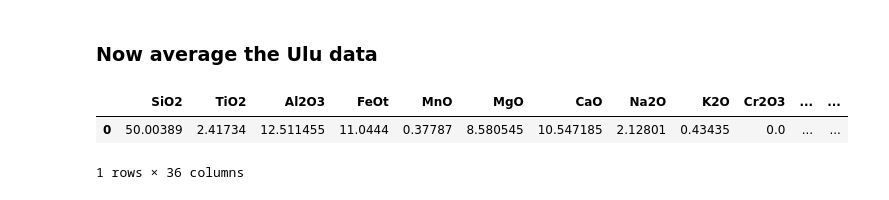
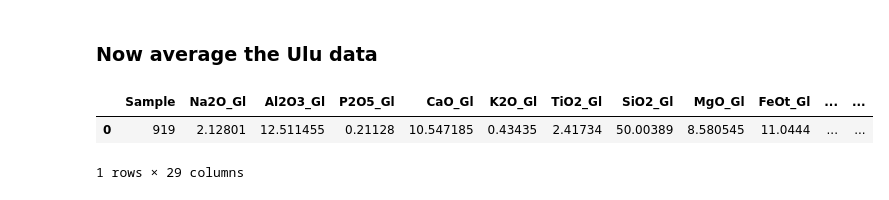
Before and after one commit to cljdevitre/PrePostCalderaKil_2025, a Jupyter notebook: Version_on_pcloud/Data_processing_notebooks/Data_processing_SWRZ/SWRZ_Merge_Raman+SEM.ipynb, the cells around one changed output. Cells and saved outputs as stored; diff of their text form; code cells hidden in the pictures.

```diff
--- a/Version_on_pcloud/Data_processing_notebooks/Data_processing_SWRZ/SWRZ_Merge_Raman+mineralEDS.ipynb
+++ b/Version_on_pcloud/Data_processing_notebooks/Data_processing_SWRZ/SWRZ_Merge_Raman+SEM.ipynb
@@ -206,0 +170,11 @@ Ulu_919.head()
+# %%
+Ulu_all=pd.read_excel(MasterFolder+slash+"Data"+slash+"Data_SWRZ"+slash+"1974_olivine_glass_data"+slash+'UluData.xlsx',
+                         sheet_name='Matrix Glass').dropna(axis=0,how='all')
+Ulu_all['Eruption']=Ulu_all['Eruption'].astype('str')
+Ulu_919=Ulu_all[Ulu_all['Eruption'].str.contains('919')]\
+
+Ulu_919_filt=Ulu_919.loc[:,(~Ulu_919.columns.str.contains('ppm|corrected|Duration|Spot|Batch'))]
+Ulu_919_filt.columns = Ulu_919_filt.columns.str.replace('_Liq', '')
+Ulu_919_filt=Ulu_919_filt.rename(columns={'Eruption':'Sample','Glass Fragment ID':'Sample Name','Total':'Total_wt%','Mg Number':'Mg#'})
+Ulu_919_filt['Sample'] = Ulu_919_filt['Sample'].astype(str).str.split('.').str[0]
+Ulu_919_filt
@@ -207,47 +193,53 @@ Ulu_919.head()
 # %% [markdown]
 ### Now average the Ulu data
 # %%
-grouped = Ulu_919.groupby('Sample_ID')
+grouped = Ulu_919_filt.groupby('Sample')
+
 
 # Separate numeric and non-numeric columns
-numeric_cols = Ulu_919.select_dtypes(include='number')
-non_numeric_cols = Ulu_919.select_dtypes(exclude='number')
+numeric_cols = Ulu_919_filt.select_dtypes(include='number')
+non_numeric_cols = Ulu_919_filt.select_dtypes(exclude='number')
 
 # Aggregate numeric columns by mean and standard deviation
 numeric_Ulu_Glass_averaged_mean = grouped[numeric_cols.columns].mean()
 numeric_Ulu_Glass_averaged_std = grouped[numeric_cols.columns].std()
 
 # Take the first instance for non-numeric columns
 non_numeric_Ulu_Glass_averaged = grouped[non_numeric_cols.columns].first()
 
 # Concatenate Ulu_Glass_averageds and reindex columns to the original order
 Ulu_Glass_averaged = pd.concat([numeric_Ulu_Glass_averaged_mean, non_numeric_Ulu_Glass_averaged], axis=1)
-Ulu_Glass_averaged = Ulu_Glass_averaged.reindex(columns=Ulu_919.columns)
+Ulu_Glass_averaged = Ulu_Glass_averaged.reindex(columns=Ulu_919_filt.columns)
 
 # Add standard deviation columns after reindexing
 Ulu_Glass_averaged = pd.concat([Ulu_Glass_averaged, numeric_Ulu_Glass_averaged_std.add_suffix('_STD')], axis=1)
 
 # Reset index to get a DataFrame
 Ulu_Glass_averaged = Ulu_Glass_averaged.reset_index(drop=True)
 
 row_counts = grouped.size().reset_index(name='row_count')
 
 # Add a new column "averaged?" based on the row count
 row_counts['averaged?'] = 'No'
 row_counts.loc[row_counts['row_count'] > 1, 'averaged?'] = 'Yes'
 
 # Merge the row counts back to the aggregated DataFrame
-Ulu_Glass_averaged = pd.merge(Ulu_Glass_averaged, row_counts[['Sample_ID', 'averaged?']], on='Sample_ID', how='left')
+Ulu_Glass_averaged = pd.merge(Ulu_Glass_averaged, row_counts[['Sample', 'averaged?']], on='Sample', how='left')
 
 # If there are missing values (groups with a single row), fill them with 'No'
 Ulu_Glass_averaged['averaged?'] = Ulu_Glass_averaged['averaged?'].fillna('No')
 
 #exclude a weird null average spectrum
 # Ulu_Glass_averaged=Ulu_Glass_averaged[~(Ulu_Glass_averaged['filename'].str.contains("186-9-118-A"))]
-Ulu_Glass_averaged.to_excel(compilation_folder+'/'+"SWRZ_UluGlass_averaged.xlsx")
+Ulu_Glass_averaged=Ulu_Glass_averaged.drop(columns={'Sample Name'})
 
-Ulu_Glass_averaged
+Ulu_Glass_averaged_renamed = Ulu_Glass_averaged.rename(columns=lambda x: x + '_Gl' if x != 'Sample' else 'Sample')
+
+Ulu_Glass_averaged_renamed.to_excel(compilation_folder+'/'+"SWRZ_UluGlass_averaged.xlsx")
+
+
+Ulu_Glass_averaged_renamed
 # %% [output]
-|  | SiO2 | TiO2 | Al2O3 | FeOt | MnO | MgO | CaO | Na2O | K2O | Cr2O3 | ... | ... |
-| 0 | 50.00389 | 2.41734 | 12.511455 | 11.0444 | 0.37787 | 8.580545 | 10.547185 | 2.12801 | 0.43435 | 0.0 | ... | ... |
+|  | Sample | Na2O_Gl | Al2O3_Gl | P2O5_Gl | CaO_Gl | K2O_Gl | TiO2_Gl | SiO2_Gl | MgO_Gl | FeOt_Gl | ... | ... |
+| 0 | 919 | 2.12801 | 12.511455 | 0.21128 | 10.547185 | 0.43435 | 2.41734 | 50.00389 | 8.580545 | 11.0444 | ... | ... |
-1 rows × 36 columns
+1 rows × 29 columns
```
Also changed, not shown: parts of 13 cells of this notebook, 21 other files.
